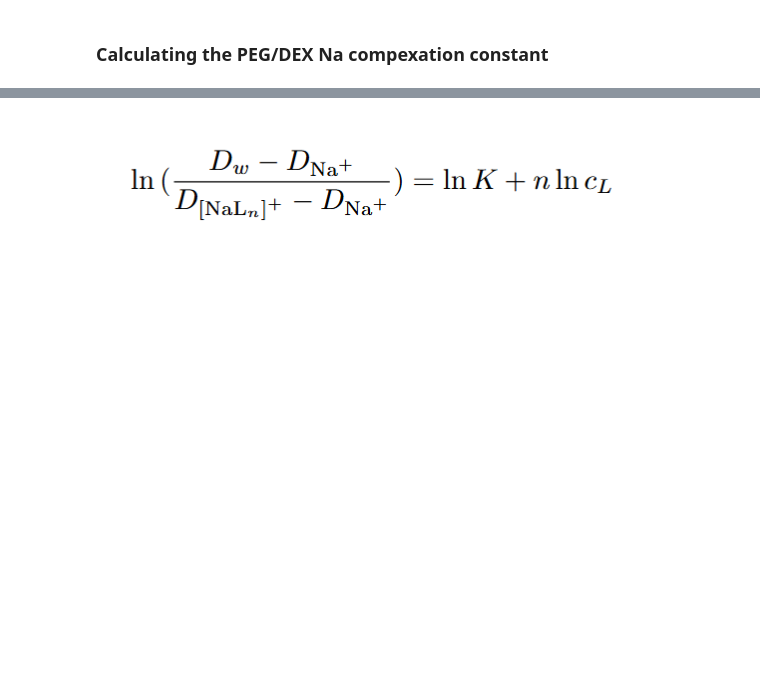
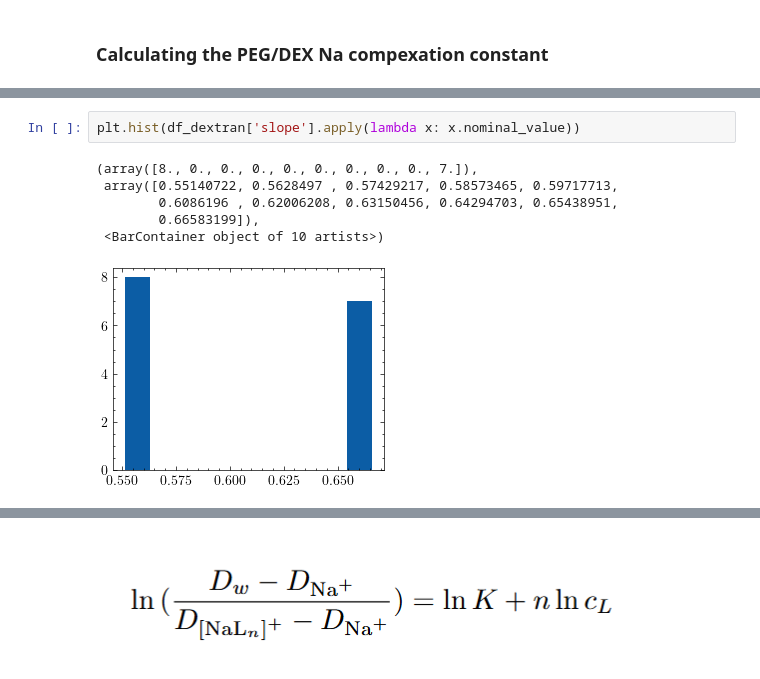
Before and after one commit to antonilis/molecular_crowding, a Jupyter notebook: analysis.ipynb, the cells around one changed output, grey strips where cells are left out. Drawn from its saved outputs; the diff is of its cells as text; blank space fills up the shorter version.

```diff
--- a/analysis.ipynb
+++ b/analysis.ipynb
@@ -261,0 +278,9 @@ data =
+# %%
+plt.hist(df_dextran['slope'].apply(lambda x: x.nominal_value))
+# %% [output]
+(array([8., 0., 0., 0., 0., 0., 0., 0., 0., 7.]),
+ array([0.55140722, 0.5628497 , 0.57429217, 0.58573465, 0.59717713,
+        0.6086196 , 0.62006208, 0.63150456, 0.64294703, 0.65438951,
+        0.66583199]),
+ <BarContainer object of 10 artists>)
+[figure, added]
```
Also changed, not shown: parts of 10 cells of this notebook, 23 other files.
